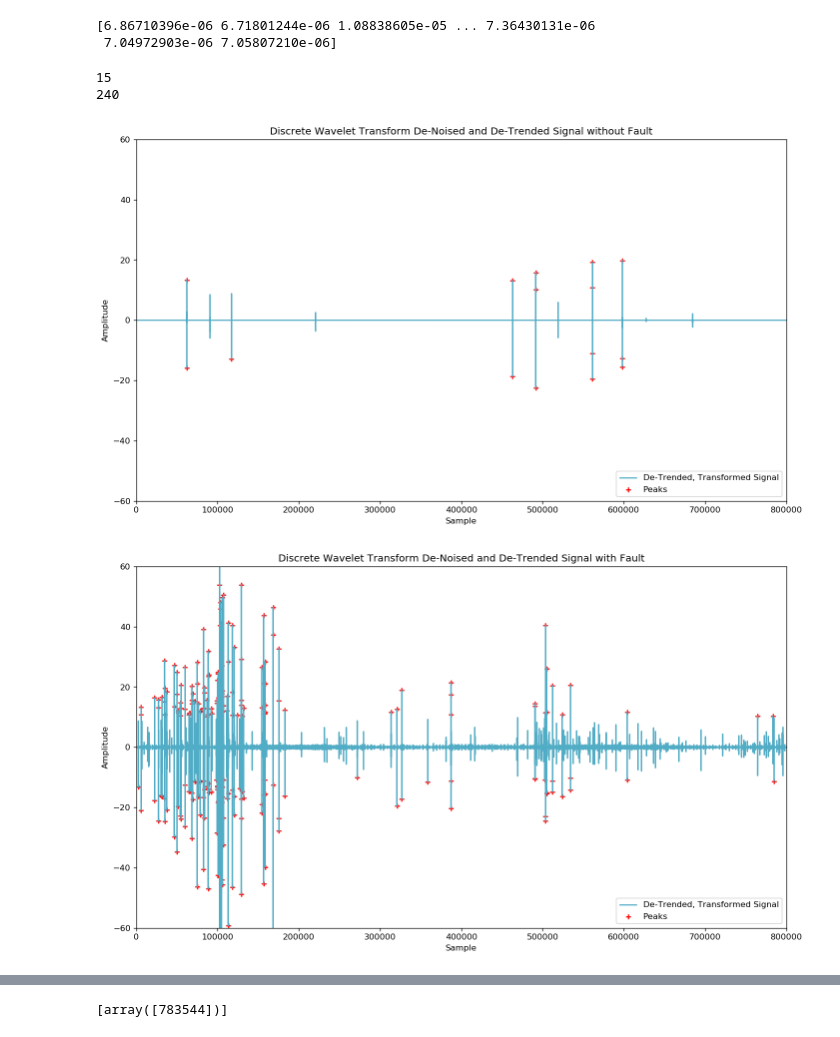
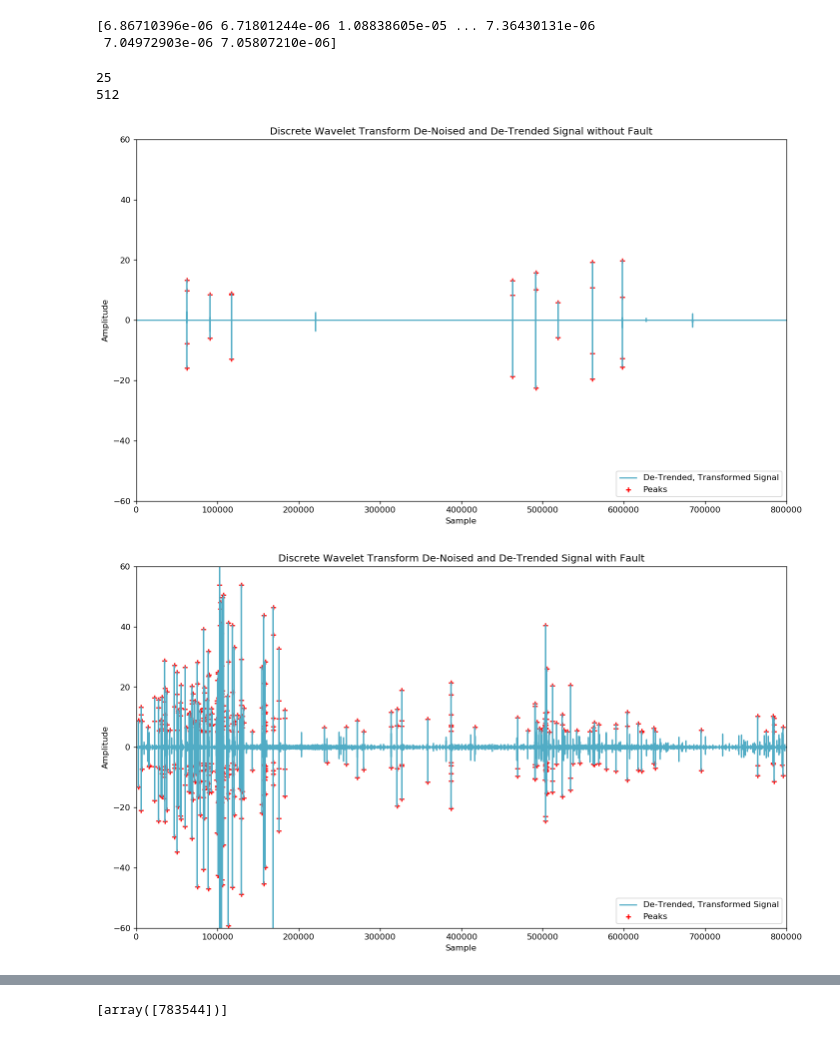
Before and after one commit to jeffreyegan/VSB_Power_Line_Fault_Detection, a Jupyter notebook: VSB_Final.ipynb, the cells around one changed output, grey strips where cells are left out. Cells and saved outputs as stored; diff of their text form; code cells hidden in the pictures.

Commit message:
candidate solution for improved peak identification

```diff
--- a/VSB_Final.ipynb
+++ b/VSB_Final.ipynb
@@ -160,41 +160,42 @@ import peakutils
 
 def find_peaks(signal, title):
     thresh = 0.7
+    thresh = 5.0
     min_d = 1
 
     #peaks = peakutils.indexes(1.0*(signal), thres=thresh, min_dist=min_d)  # where peaks are
-    peaks = np.argwhere(signal > 10).tolist()
+    peaks = np.argwhere(signal > thresh).tolist()
     #valleys = peakutils.indexes(-1.0*(signal), thres=thresh, min_dist=min_d)  # where peaks are
-    valleys = np.array(np.argwhere(signal < -10)).tolist()
+    valleys = np.array(np.argwhere(signal < -thresh)).tolist()
     pois = np.sort(np.concatenate((peaks, valleys)))
 
     peak_indexes = []
     for pk in pois:
         peak_indexes.append(pk[0])
 
     f, ax = plt.subplots(figsize=(14, 8), dpi= 120, facecolor='w', edgecolor='k')
     blues = ["#66D7EB", "#51ACC5", "#3E849E", "#2C5F78", "#1C3D52", "#0E1E2B"]
     #plt.plot( x.diff(), color="#66D7EB", alpha=0.5, label="De-Trended, Original Signal")
     plt.plot( signal, color="#51ACC5", label="De-Trended, Transformed Signal" )
     plt.scatter(peak_indexes, signal[peak_indexes], marker="+", color="red", label="Peaks" )
     plt.ylim((-25, 20))
     plt.ylim((-60, 60))
     plt.xlim((320700, 320800))
     plt.xlabel('Sample')
     plt.ylabel('Amplitude')
     plt.legend(loc='lower right')
     if title:
         ax.set_title(title)
     ax.set_xlim((0,len(signal)))
     print(len(peak_indexes))
     return peak_indexes
 
 title0 = 'Discrete Wavelet Transform De-Noised and De-Trended Signal without Fault'
 title1 = 'Discrete Wavelet Transform De-Noised and De-Trended Signal with Fault'
 peak_indexes0 = find_peaks(signal_0, title=title0 )
 peak_indexes1 = find_peaks(signal_1, title=title1 )
 # %% [output]
-15
-240
+25
+512
-[figure, old version]
+[figure, new version]
-[figure, old version]
+[figure, new version]
```
Also changed, not shown: parts of 3 cells of this notebook, 1 other file.
